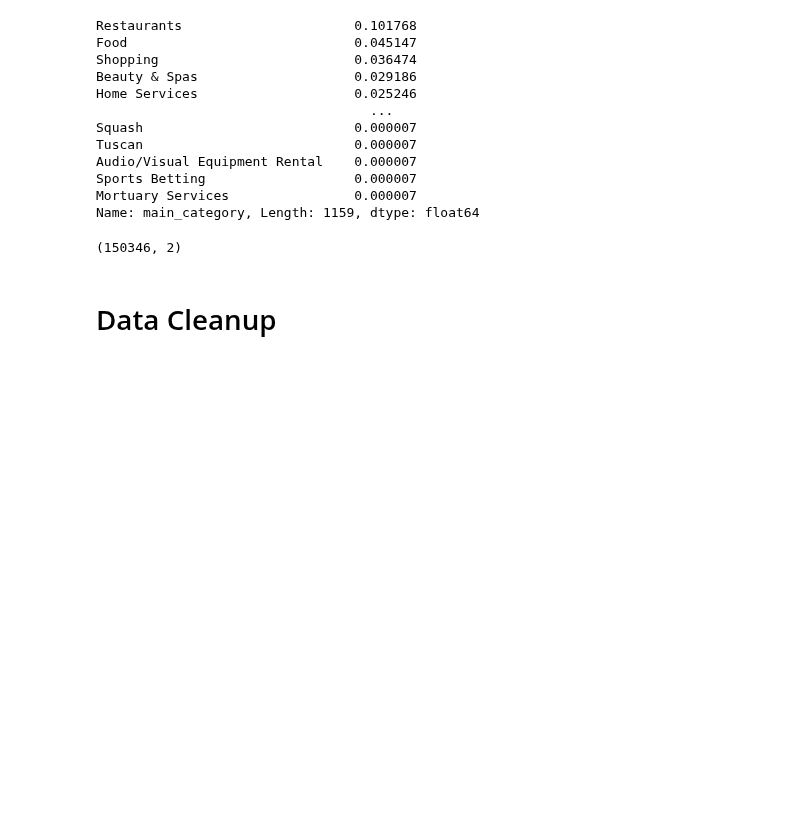
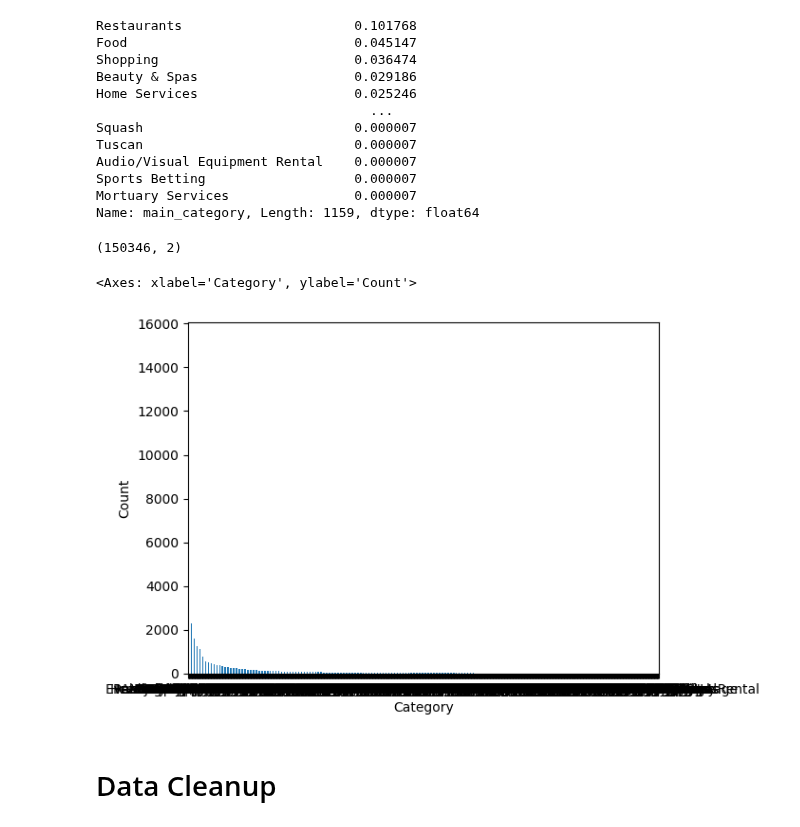
Before and after one commit to jmohsbeck1/jpmc_mle, a Jupyter notebook: Copy_of_JMCopy_of_DataDazzlers_DineOracle.ipynb, the cells around one changed output. Drawn from its saved outputs; the diff is of its cells as text; code cells hidden in the pictures; blank space fills up the shorter version.

```diff
--- a/Copy_of_JMCopy_of_DataDazzlers_DineOracle.ipynb
+++ b/Copy_of_JMCopy_of_DataDazzlers_DineOracle.ipynb
@@ -487,5 +497,10 @@ Name: main_category, Length: 1159, dtype: float64
 df_categories.shape
 # %% [output]
 (150346, 2)
+# %%
+df_categories['main_category'].value_counts().plot(kind='bar', xlabel='Category', ylabel='Count', rot=0)
+# %% [output]
+<Axes: xlabel='Category', ylabel='Count'>
+[figure, added]
 # %% [markdown]
 # Data Cleanup
```
Also changed, not shown: parts of 2 cells of this notebook.
